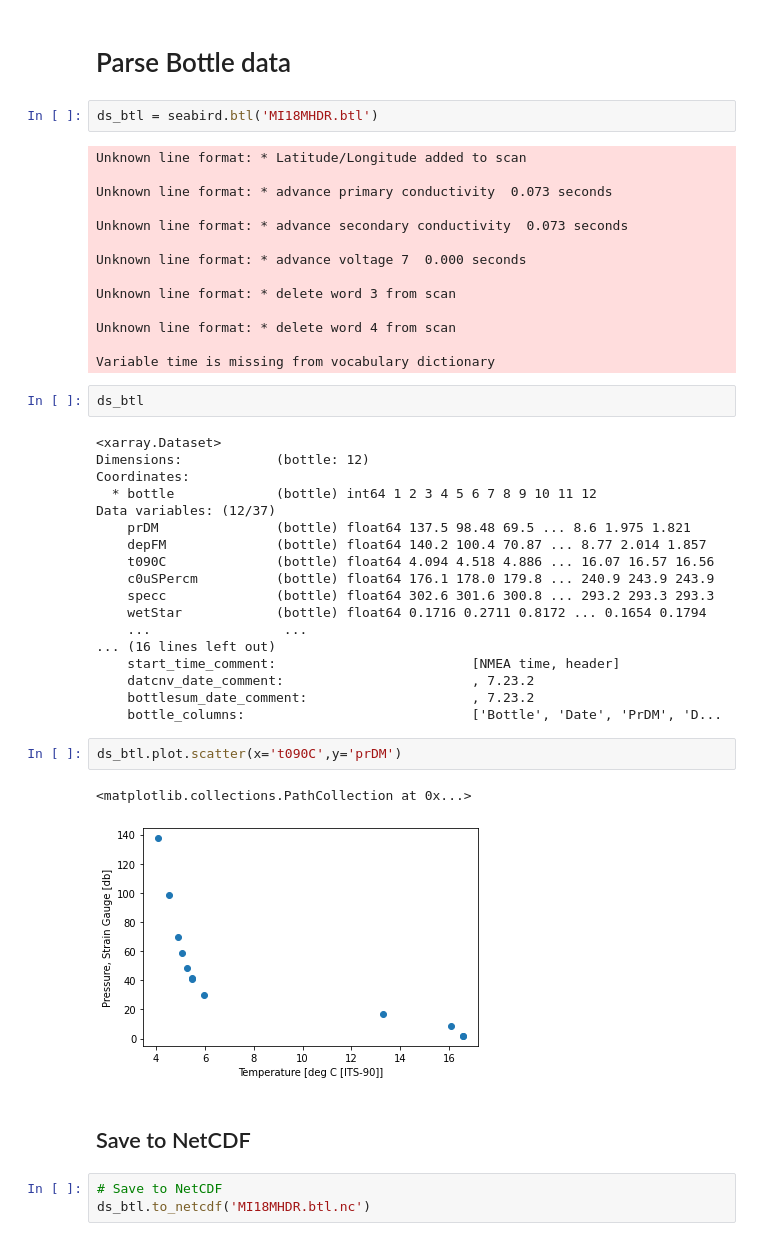
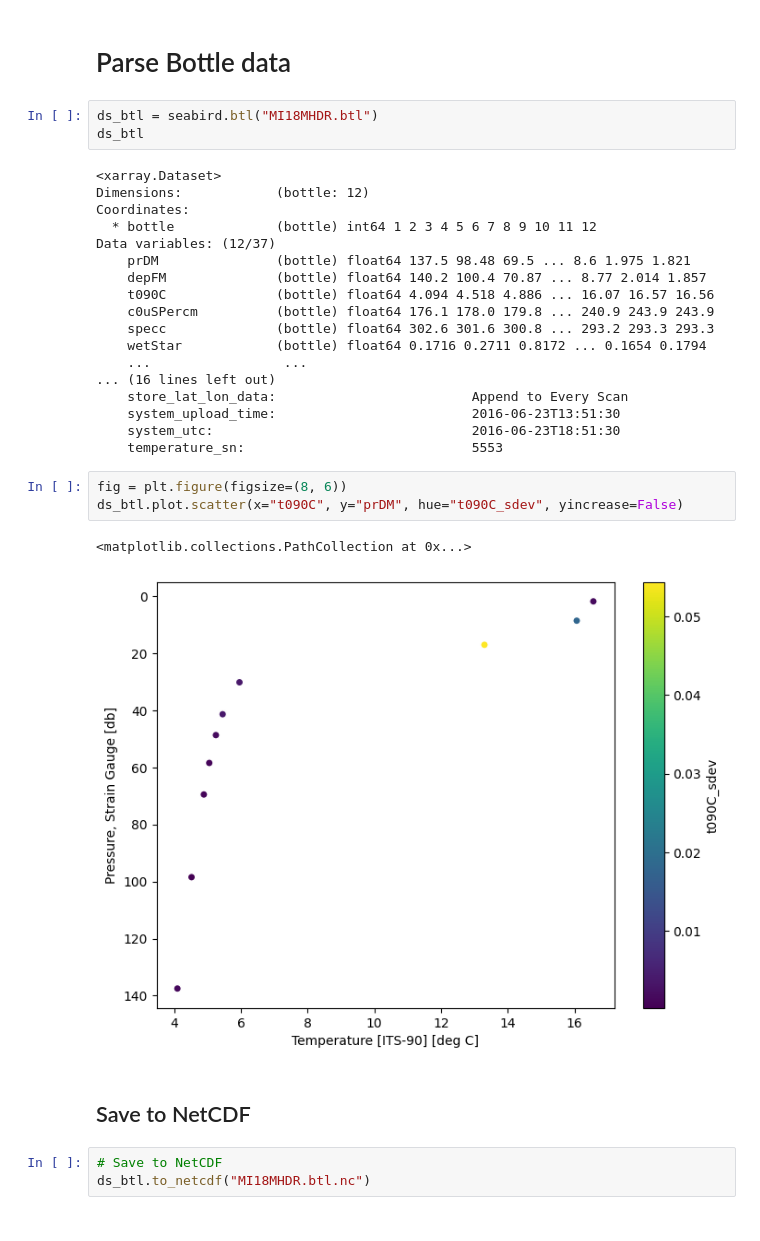
Before and after one commit to cioos-siooc/ocean-data-parser, a Jupyter notebook: notebooks/seabird_cnv_and_btl_parser_example.ipynb, the cells around one changed output. Saved outputs shown, nothing was run; the diff lists cells and outputs as text.

```diff
--- a/notebooks/seabird_cnv_and_btl_parser_example.ipynb
+++ b/notebooks/seabird_cnv_and_btl_parser_example.ipynb
@@ -83,48 +65,34 @@ ds_csv.plot.scatter(x='timeS',y='tv290C')
 # %% [markdown]
 # Parse Bottle data
 # %%
-ds_btl = seabird.btl('MI18MHDR.btl')
+ds_btl = seabird.btl("MI18MHDR.btl")
+ds_btl
 # %% [output]
-Unknown line format: * Latitude/Longitude added to scan
-
-Unknown line format: * advance primary conductivity  0.073 seconds
-
-Unknown line format: * advance secondary conductivity  0.073 seconds
-
-Unknown line format: * advance voltage 7  0.000 seconds
-
-Unknown line format: * delete word 3 from scan
-
-Unknown line format: * delete word 4 from scan
-
-Variable time is missing from vocabulary dictionary
+<xarray.Dataset>
+Dimensions:            (bottle: 12)
+Coordinates:
+  * bottle             (bottle) int64 1 2 3 4 5 6 7 8 9 10 11 12
+Data variables: (12/37)
+    prDM               (bottle) float64 137.5 98.48 69.5 ... 8.6 1.975 1.821
+    depFM              (bottle) float64 140.2 100.4 70.87 ... 8.77 2.014 1.857
+    t090C              (bottle) float64 4.094 4.518 4.886 ... 16.07 16.57 16.56
+    c0uSPercm          (bottle) float64 176.1 178.0 179.8 ... 240.9 243.9 243.9
+    specc              (bottle) float64 302.6 301.6 300.8 ... 293.2 293.3 293.3
+    wetStar            (bottle) float64 0.1716 0.2711 0.8172 ... 0.1654 0.1794
+    ...                 ...
+... (16 lines left out)
+    store_lat_lon_data:                         Append to Every Scan
+    system_upload_time:                         2016-06-23T13:51:30
+    system_utc:                                 2016-06-23T18:51:30
+    temperature_sn:                             5553
-# %%
-ds_btl
-# %% [output]
-<xarray.Dataset>
-Dimensions:            (bottle: 12)
-Coordinates:
-  * bottle             (bottle) int64 1 2 3 4 5 6 7 8 9 10 11 12
-Data variables: (12/37)
-    prDM               (bottle) float64 137.5 98.48 69.5 ... 8.6 1.975 1.821
-    depFM              (bottle) float64 140.2 100.4 70.87 ... 8.77 2.014 1.857
-    t090C              (bottle) float64 4.094 4.518 4.886 ... 16.07 16.57 16.56
-    c0uSPercm          (bottle) float64 176.1 178.0 179.8 ... 240.9 243.9 243.9
-    specc              (bottle) float64 302.6 301.6 300.8 ... 293.2 293.3 293.3
-    wetStar            (bottle) float64 0.1716 0.2711 0.8172 ... 0.1654 0.1794
-    ...                 ...
-... (16 lines left out)
-    start_time_comment:                         [NMEA time, header]
-    datcnv_date_comment:                        , 7.23.2
-    bottlesum_date_comment:                     , 7.23.2
-    bottle_columns:                             ['Bottle', 'Date', 'PrDM', 'D...
 # %%
-ds_btl.plot.scatter(x='t090C',y='prDM')
+fig = plt.figure(figsize=(8, 6))
+ds_btl.plot.scatter(x="t090C", y="prDM", hue="t090C_sdev", yincrease=False)
 # %% [output]
 <matplotlib.collections.PathCollection at 0x...>
-[figure, old version]
+[figure, new version]
 # %% [markdown]
 ## Save to NetCDF
 # %%
 # Save to NetCDF
-ds_btl.to_netcdf('MI18MHDR.btl.nc')
+ds_btl.to_netcdf("MI18MHDR.btl.nc")
```
Also changed, not shown: parts of 7 cells of this notebook, 2 other files.
